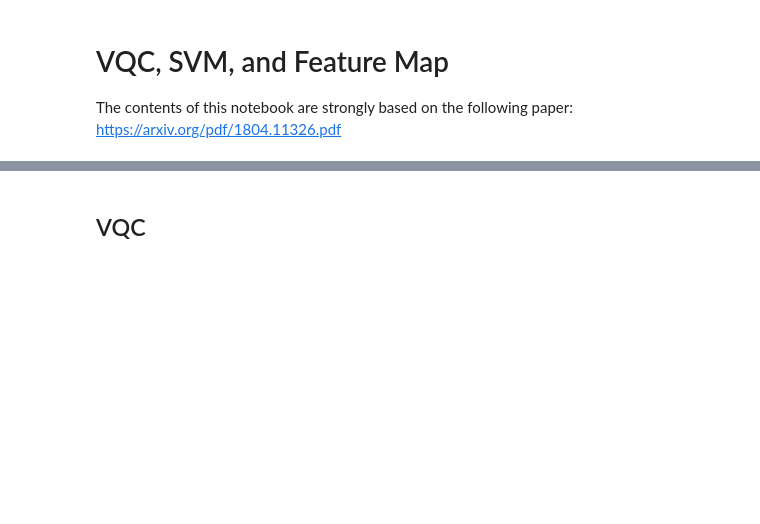
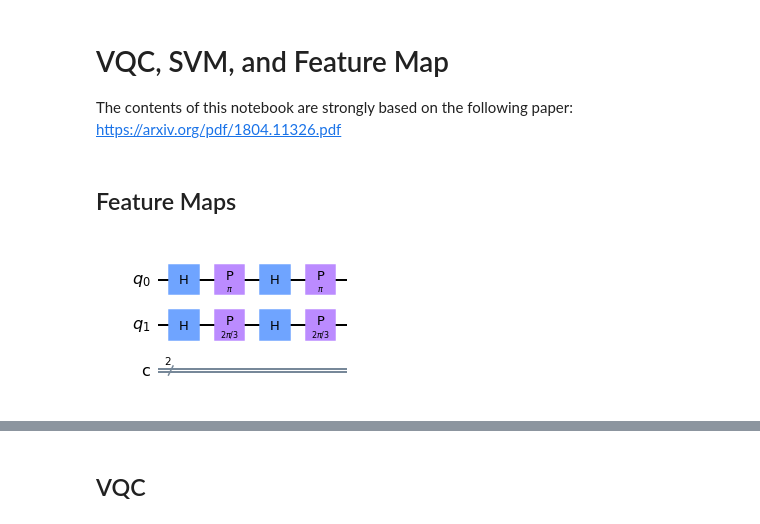
Before and after one commit to cwjsdsu/Qractice, a Jupyter notebook: Cole/VariationalQuantumClassifierPart2.ipynb, the cells around one changed output, grey strips where cells are left out. Drawn from its saved outputs; the diff is of its cells as text; code cells hidden in the pictures; blank space fills up the shorter version.

Commit message:
Added feature mapping circuits and training code

```diff
--- a/Cole/VariationalQuantumClassifierPart2.ipynb
+++ b/Cole/VariationalQuantumClassifierPart2.ipynb
@@ -14,0 +24,31 @@ from qiskit.circuit.library import ZZFeatureMap
+# %% [markdown]
+## Feature Maps
+# %%
+def ZFeatureMap(qubits, x, numMeasurements=None):
+    if np.sum(np.iscomplex(x)) != 0:
+        raise Exception("x must be real in the feature map encoding")
+    if numMeasurements is None:
+        numMeasurements = qubits
+    circ = QuantumCircuit(qubits, numMeasurements)
+    for i in range(qubits):
+        circ.h(i)
+        circ.p(2*x[i], i) # TODO Check p gate is the same as the u1 gate
+        circ.h(i)
+        circ.p(2*x[i], i)
+    return circ
+
+# There may be a better name for this
+def RyFeatureMap(qubits, x, numMeasurements=None):
+    if np.sum(np.iscomplex(x)) != 0:
+        raise Exception("x must be real in the feature map encoding")
+    if numMeasurements is None:
+        numMeasurements = qubits
+    circ = QuantumCircuit(qubits, numMeasurements)
+    for i in range(qubits):
+        circ.ry(2*x[i], i)
+    return circ
+# %%
+fmap = ZFeatureMap(2, np.array([np.pi/2, np.pi/3]))
+fmap.draw('mpl')
+# %% [output]
+[figure, added]
```
Also changed, not shown: parts of 18 cells of this notebook.
